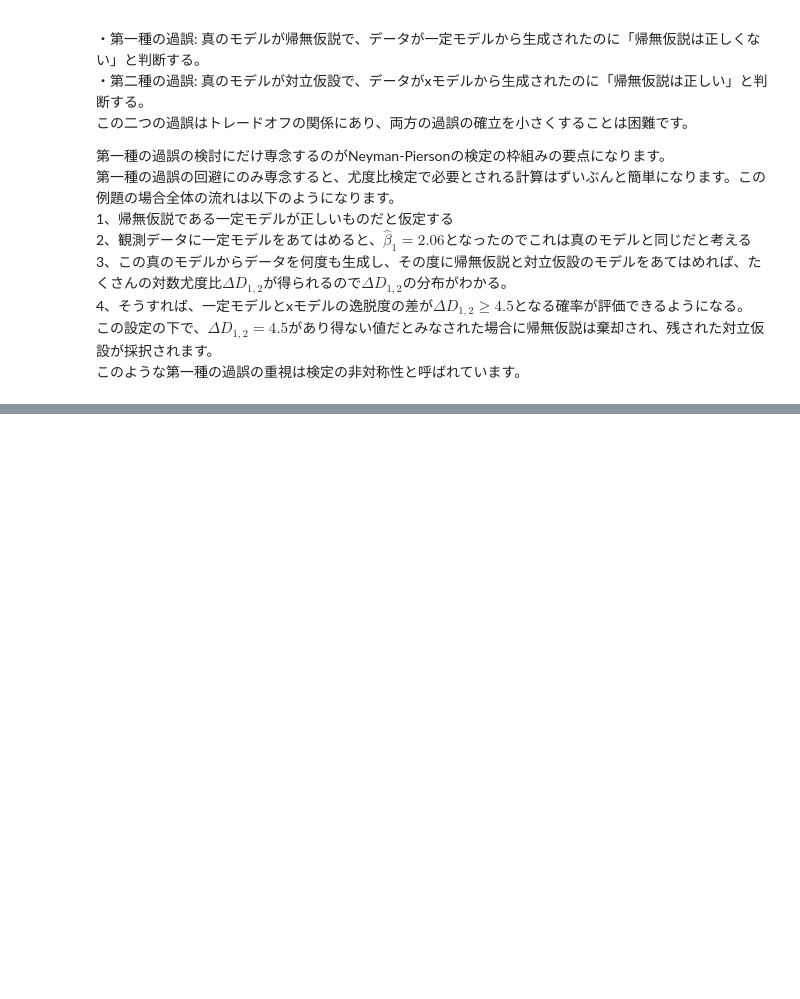
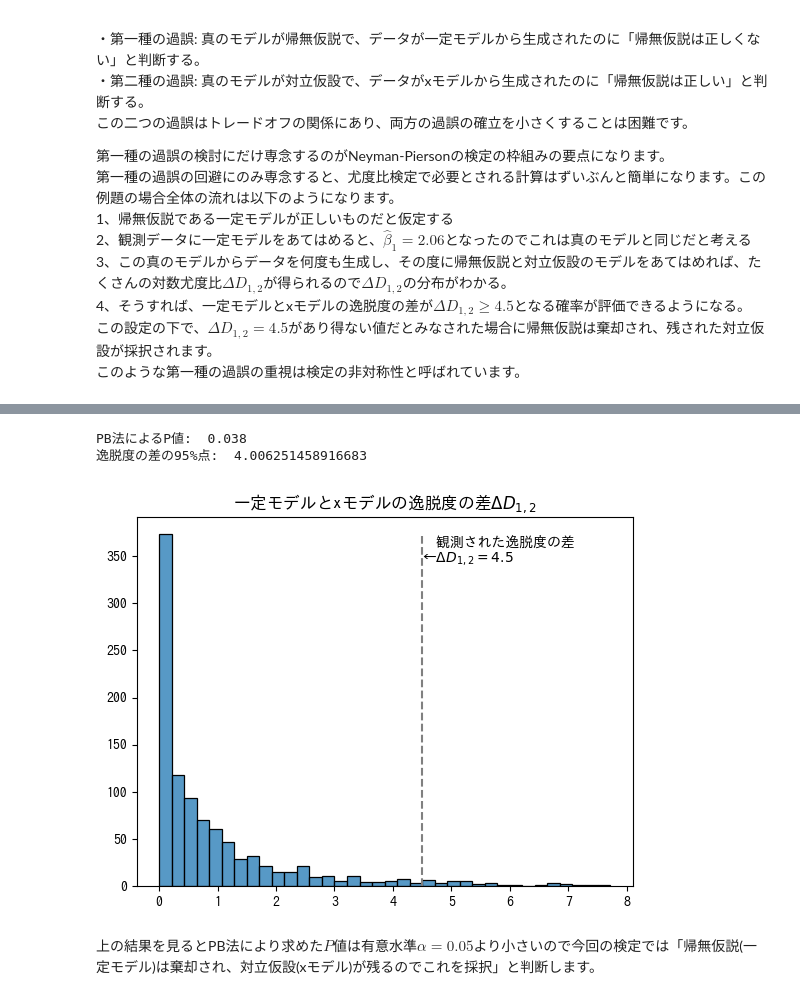
Before and after one commit to ynaoy/kubo-book, a Jupyter notebook: src/chapter5/chapter5.ipynb, the cells around one changed output, grey strips where cells are left out. Drawn from its saved outputs; the diff is of its cells as text; code cells hidden in the pictures; blank space fills up the shorter version.

```diff
--- a/src/chapter5/chapter5.ipynb
+++ b/src/chapter5/chapter5.ipynb
@@ -110,0 +135,42 @@ Neyman-Pearsonの検定の枠組みでは、比較するモデルを帰無仮説
+# %%
+lam = np.exp(2.06) # 帰無仮説の一定モデルのλの推定値
+k_deviances = [] # 一定モデルの逸脱度を格納(帰無仮説)
+t_deviances = [] # xモデルの逸脱度を格納(対立仮設)
+
+# 説明変数に切片を追加
+X = sm.add_constant(data3a["x"])
+
+# PB法により一定モデルとxモデルの逸脱度の差を推定する
+for i in range(1000):
+  y = np.random.poisson(lam=lam, size=100)
+  # 一定モデルの残差逸脱度を計算
+  model = sm.GLM(y, X["const"], family=sm.families.Poisson()).fit()
+  k_deviances.append(model.deviance)
+  # xモデルの残差逸脱度を計算
+  model = sm.GLM(y, X, family=sm.families.Poisson()).fit()
+  t_deviances.append(model.deviance)
+# 逸脱度の差を計算
+diff_deviances = np.array(k_deviances) - np.array(t_deviances)
+deviance_df = pd.DataFrame({"k_dev": k_deviances,
+                            "t_dev": t_deviances,
+                            "diff_dev": diff_deviances,})
+# 逸脱度の差が4.5以上の確立
+print("PB法によるP値: ",(deviance_df["diff_dev"]>=4.5).sum()/len(deviance_df))
+print("逸脱度の差の95%点: ", deviance_df["diff_dev"].quantile(0.95))
+# 逸脱度の差のヒストグラムを表示
+ax = sns.histplot(deviance_df["diff_dev"])
+# ヒストグラムの最大値を取得
+heights = [p.get_height() for p in ax.patches]
+max_count = max(heights)
+plt.vlines(x=4.5, ymin=0, ymax=max_count, color="gray",linestyle="--")
+plt.text(x=4.5, y=max_count, s="  観測された逸脱度の差\n←"+r"$ΔD_{1,2}=4.5$",va="top",ha="left")
+plt.title(r"一定モデルとxモデルの逸脱度の差$ΔD_{1,2}$")
+plt.xlabel("")
+plt.ylabel("")
+plt.show()
+# %% [output]
+PB法によるP値:  0.038
+逸脱度の差の95%点:  4.006251458916683
+[figure, added]
+# %% [markdown]
+上の結果を見るとPB法により求めた$P$値は有意水準$α=0.05$より小さいので今回の検定では「帰無仮説(一定モデル)は棄却され、対立仮設(xモデル)が残るのでこれを採択」と判断します。
```
Also changed, not shown: parts of 4 cells of this notebook.
